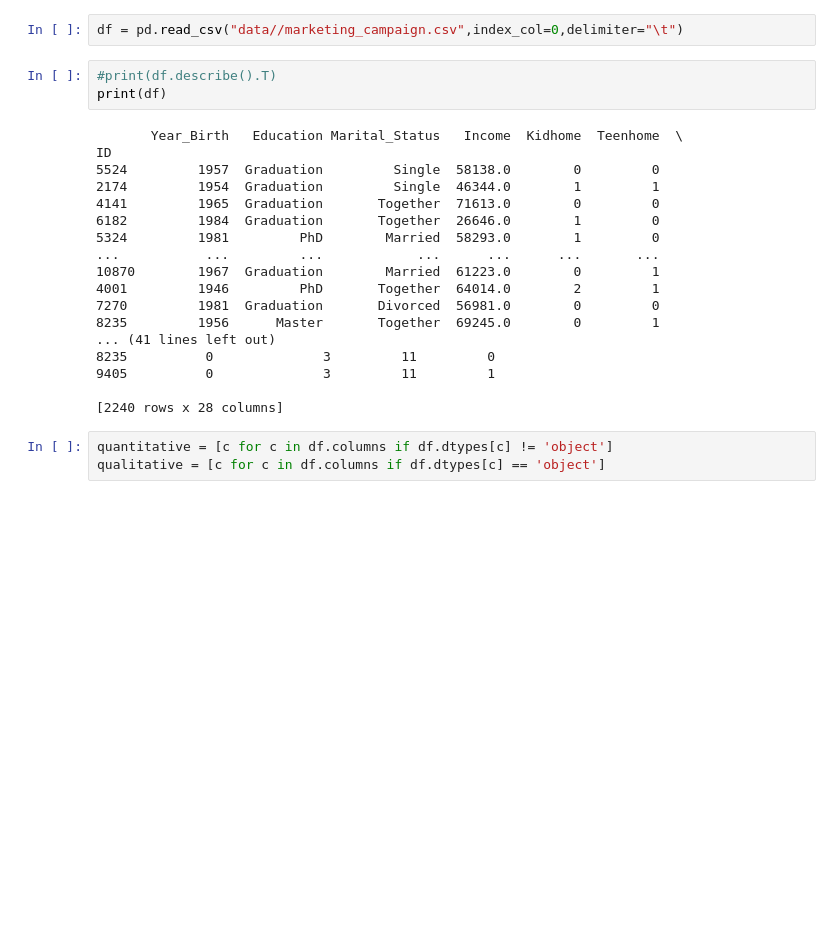
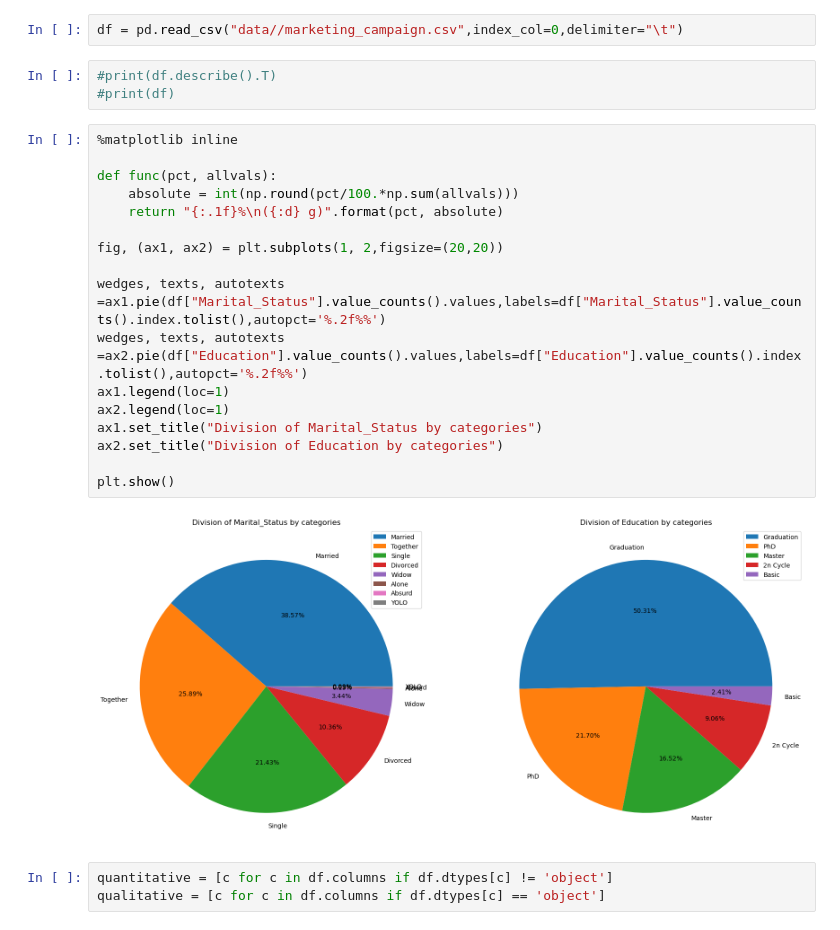
Before and after one commit to marci-nemeth/ML-Notebooks, a Jupyter notebook: Classification/CustomerAnalysis.ipynb, the cells around one changed output. Drawn from its saved outputs; the diff is of its cells as text; blank space fills up the shorter version.

```diff
--- a/Classification/CustomerAnalysis.ipynb
+++ b/Classification/CustomerAnalysis.ipynb
@@ -72,25 +72,26 @@ from scipy import stats
 df = pd.read_csv("data//marketing_campaign.csv",index_col=0,delimiter="\t")
 # %%
 #print(df.describe().T)
-print(df)
+#print(df)
-# %% [output]
-       Year_Birth   Education Marital_Status   Income  Kidhome  Teenhome  \
-ID
-5524         1957  Graduation         Single  58138.0        0         0
-2174         1954  Graduation         Single  46344.0        1         1
-4141         1965  Graduation       Together  71613.0        0         0
-6182         1984  Graduation       Together  26646.0        1         0
-5324         1981         PhD        Married  58293.0        1         0
-...           ...         ...            ...      ...      ...       ...
-10870        1967  Graduation        Married  61223.0        0         1
-4001         1946         PhD       Together  64014.0        2         1
-7270         1981  Graduation       Divorced  56981.0        0         0
-8235         1956      Master       Together  69245.0        0         1
-... (41 lines left out)
-8235          0              3         11         0
-9405          0              3         11         1
-
-[2240 rows x 28 columns]
+# %%
+%matplotlib inline
+
+def func(pct, allvals):
+    absolute = int(np.round(pct/100.*np.sum(allvals)))
+    return "{:.1f}%\n({:d} g)".format(pct, absolute)
+
+fig, (ax1, ax2) = plt.subplots(1, 2,figsize=(20,20))
+
+wedges, texts, autotexts  =ax1.pie(df["Marital_Status"].value_counts().values,labels=df["Marital_Status"].value_counts().index.tolist(),autopct='%.2f%%')
+wedges, texts, autotexts  =ax2.pie(df["Education"].value_counts().values,labels=df["Education"].value_counts().index.tolist(),autopct='%.2f%%')
+ax1.legend(loc=1)
+ax2.legend(loc=1)
+ax1.set_title("Division of Marital_Status by categories")
+ax2.set_title("Division of Education by categories")
+
+plt.show()
+# %% [output]
+[figure, added]
 # %%
 quantitative = [c for c in df.columns if df.dtypes[c] != 'object']
 qualitative = [c for c in df.columns if df.dtypes[c] == 'object']
```
Also changed, not shown: parts of 13 cells of this notebook.
